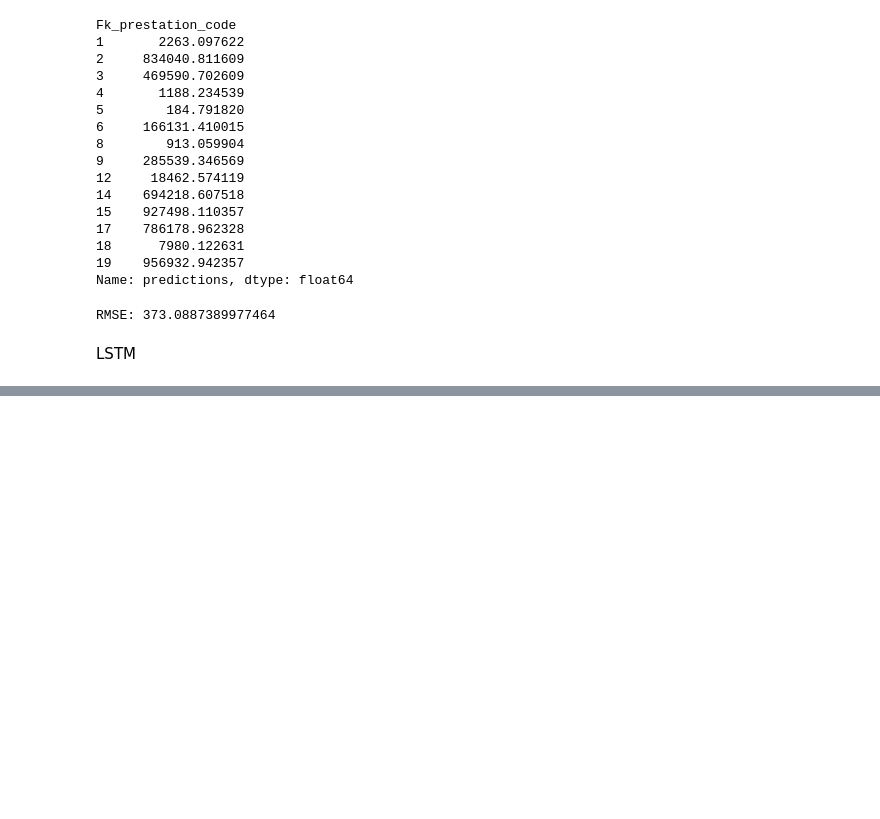
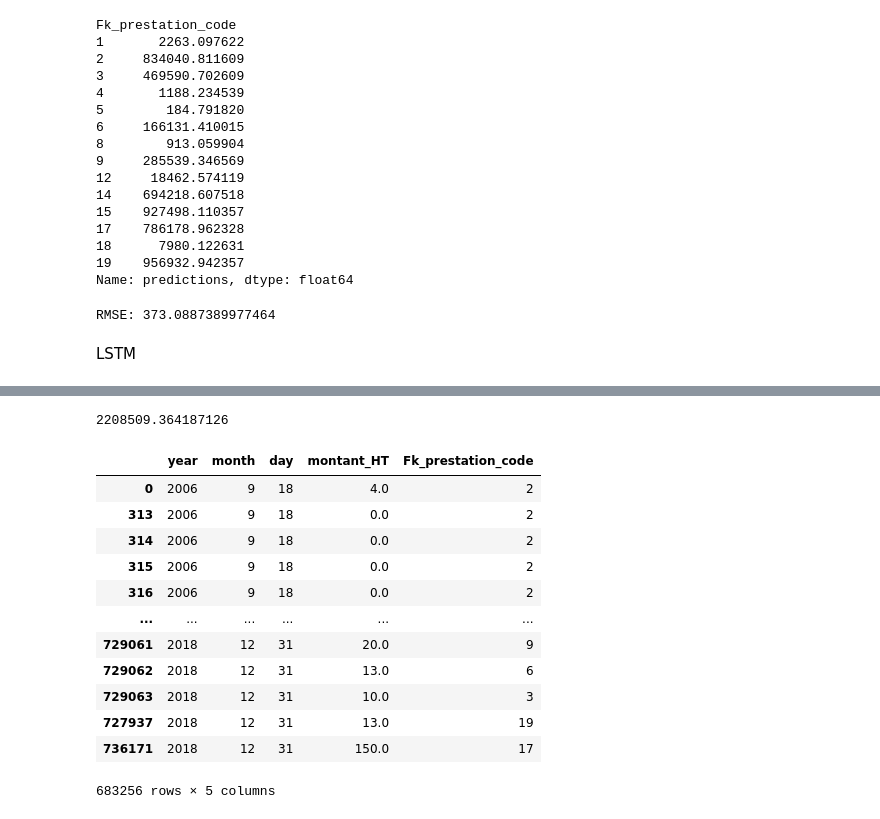
Before and after one commit to Adamderbel/AI, a Jupyter notebook: dataprep.ipynb, the cells around one changed output, grey strips where cells are left out. Cells and saved outputs as stored; diff of their text form; code cells hidden in the pictures; blank space fills up the shorter version.

```diff
--- a/dataprep.ipynb
+++ b/dataprep.ipynb
@@ -498,0 +537,28 @@ predicted_data = scaler.inverse_transform(np.concatenate((X_seq[:, -1, :], predi
+# %%
+# Combine X_test features with predicted data
+combined_data = np.hstack((X_test[:, -1], predicted_data))
+
+# Inverse transform to get real values
+predicted_data_real = scaler.inverse_transform(combined_data)
+predicted_data_real.sum()
+# %% [output]
+2208509.364187126
+# %%
+train_data = df1[(df1['year'] <= 2018)]
+test_data = df1[df1['year'] == 2019]
+# %%
+train_data
+# %% [output]
+|  | year | month | day | montant_HT | Fk_prestation_code |
+| 0 | 2006 | 9 | 18 | 4.0 | 2 |
+| 313 | 2006 | 9 | 18 | 0.0 | 2 |
+| 314 | 2006 | 9 | 18 | 0.0 | 2 |
+| 315 | 2006 | 9 | 18 | 0.0 | 2 |
+| 316 | 2006 | 9 | 18 | 0.0 | 2 |
+| ... | ... | ... | ... | ... | ... |
+| 729061 | 2018 | 12 | 31 | 20.0 | 9 |
+| 729062 | 2018 | 12 | 31 | 13.0 | 6 |
+| 729063 | 2018 | 12 | 31 | 10.0 | 3 |
+| 727937 | 2018 | 12 | 31 | 13.0 | 19 |
+| 736171 | 2018 | 12 | 31 | 150.0 | 17 |
+683256 rows × 5 columns
```
Also changed, not shown: parts of 30 cells of this notebook.
